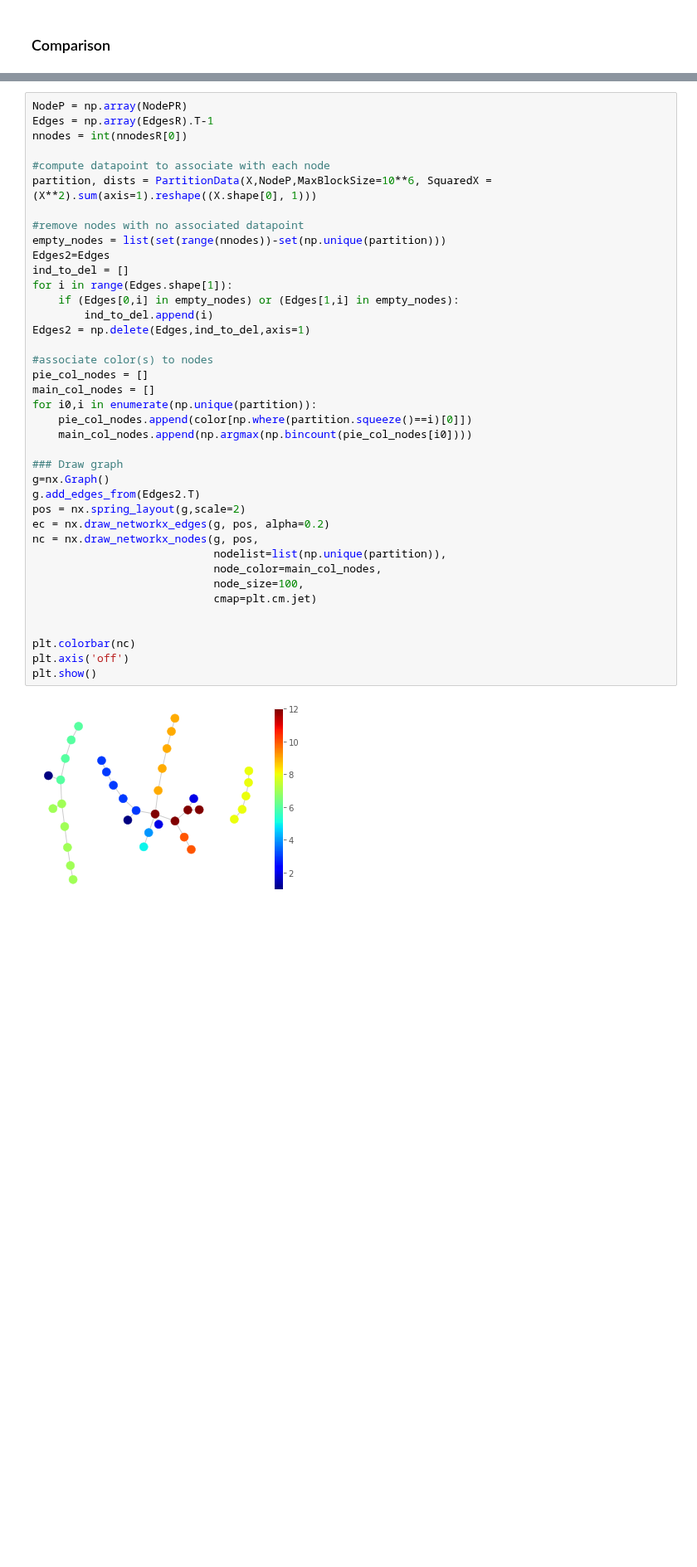
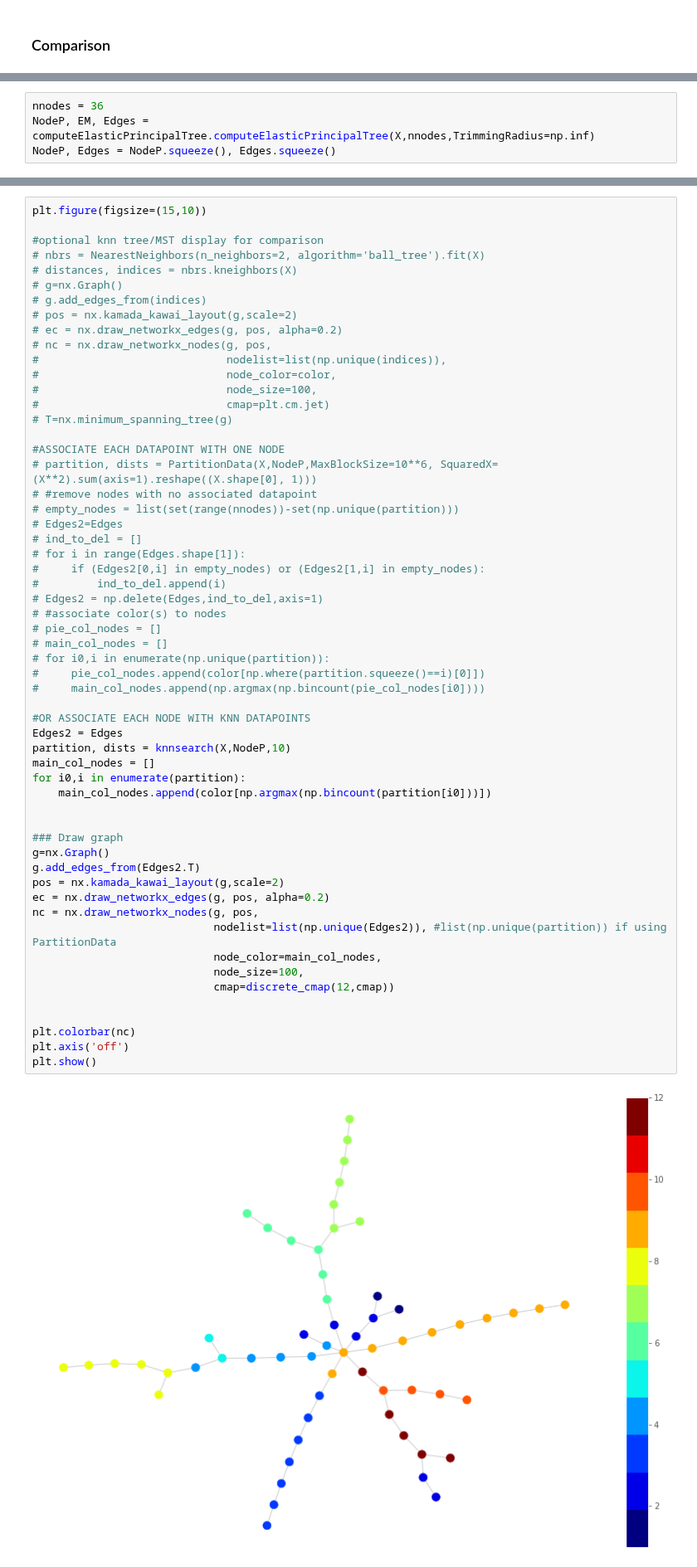
Before and after one commit to auranic/LizardBrain, a Jupyter notebook: plot_compare_methods.ipynb, the cells around one changed output, grey strips where cells are left out. Shown at 83% size. Drawn from its saved outputs; the diff is of its cells as text; blank space fills up the shorter version.

```diff
--- a/plot_compare_methods.ipynb
+++ b/plot_compare_methods.ipynb
@@ -315,0 +408,4 @@ BARCODE ENERGY  NNODES  NEDGES  NRIBS   NSTARS  NRAYS   NRAYS2  MSE     MSEP
+# %%
+nnodes = 36
+NodeP, EM, Edges = computeElasticPrincipalTree.computeElasticPrincipalTree(X,nnodes,TrimmingRadius=np.inf)
+NodeP, Edges = NodeP.squeeze(), Edges.squeeze()
@@ -316,41 +414,59 @@ BARCODE ENERGY  NNODES  NEDGES  NRIBS   NSTARS  NRAYS   NRAYS2  MSE     MSEP
 # %%
-NodeP = np.array(NodePR)
-Edges = np.array(EdgesR).T-1
-nnodes = int(nnodesR[0])
+plt.figure(figsize=(15,10))
 
-#compute datapoint to associate with each node
-partition, dists = PartitionData(X,NodeP,MaxBlockSize=10**6, SquaredX = (X**2).sum(axis=1).reshape((X.shape[0], 1)))
+#optional knn tree/MST display for comparison
+# nbrs = NearestNeighbors(n_neighbors=2, algorithm='ball_tree').fit(X)
+# distances, indices = nbrs.kneighbors(X)
+# g=nx.Graph()
+# g.add_edges_from(indices)
+# pos = nx.kamada_kawai_layout(g,scale=2)
+# ec = nx.draw_networkx_edges(g, pos, alpha=0.2)
+# nc = nx.draw_networkx_nodes(g, pos,
+#                             nodelist=list(np.unique(indices)),
+#                             node_color=color,
+#                             node_size=100,
+#                             cmap=plt.cm.jet)
+# T=nx.minimum_spanning_tree(g)
 
-#remove nodes with no associated datapoint
-empty_nodes = list(set(range(nnodes))-set(np.unique(partition)))
-Edges2=Edges
-ind_to_del = []
-for i in range(Edges.shape[1]):
-    if (Edges[0,i] in empty_nodes) or (Edges[1,i] in empty_nodes):
-        ind_to_del.append(i)
-Edges2 = np.delete(Edges,ind_to_del,axis=1)
+#ASSOCIATE EACH DATAPOINT WITH ONE NODE
+# partition, dists = PartitionData(X,NodeP,MaxBlockSize=10**6, SquaredX=(X**2).sum(axis=1).reshape((X.shape[0], 1)))
+# #remove nodes with no associated datapoint
+# empty_nodes = list(set(range(nnodes))-set(np.unique(partition)))
+# Edges2=Edges
+# ind_to_del = []
+# for i in range(Edges.shape[1]):
+#     if (Edges2[0,i] in empty_nodes) or (Edges2[1,i] in empty_nodes):
+#         ind_to_del.append(i)
+# Edges2 = np.delete(Edges,ind_to_del,axis=1)
+# #associate color(s) to nodes
+# pie_col_nodes = []
+# main_col_nodes = []
+# for i0,i in enumerate(np.unique(partition)):
+#     pie_col_nodes.append(color[np.where(partition.squeeze()==i)[0]])
+#     main_col_nodes.append(np.argmax(np.bincount(pie_col_nodes[i0])))
 
-#associate color(s) to nodes
-pie_col_nodes = []
+#OR ASSOCIATE EACH NODE WITH KNN DATAPOINTS
+Edges2 = Edges
+partition, dists = knnsearch(X,NodeP,10)
 main_col_nodes = []
-for i0,i in enumerate(np.unique(partition)):
-    pie_col_nodes.append(color[np.where(partition.squeeze()==i)[0]])
-    main_col_nodes.append(np.argmax(np.bincount(pie_col_nodes[i0])))
+for i0,i in enumerate(partition):
+    main_col_nodes.append(color[np.argmax(np.bincount(partition[i0]))])
+
 
 ### Draw graph
 g=nx.Graph()
 g.add_edges_from(Edges2.T)
-pos = nx.spring_layout(g,scale=2)
+pos = nx.kamada_kawai_layout(g,scale=2)
 ec = nx.draw_networkx_edges(g, pos, alpha=0.2)
 nc = nx.draw_networkx_nodes(g, pos,
-                            nodelist=list(np.unique(partition)),
+                            nodelist=list(np.unique(Edges2)), #list(np.unique(partition)) if using PartitionData
                             node_color=main_col_nodes,
                             node_size=100,
-                            cmap=plt.cm.jet)
+                            cmap=discrete_cmap(12,cmap))
 
 
 plt.colorbar(nc)
 plt.axis('off')
 plt.show()
 # %% [output]
-[figure, old version]
+[figure, new version]
```
Also changed, not shown: parts of 13 cells of this notebook.
